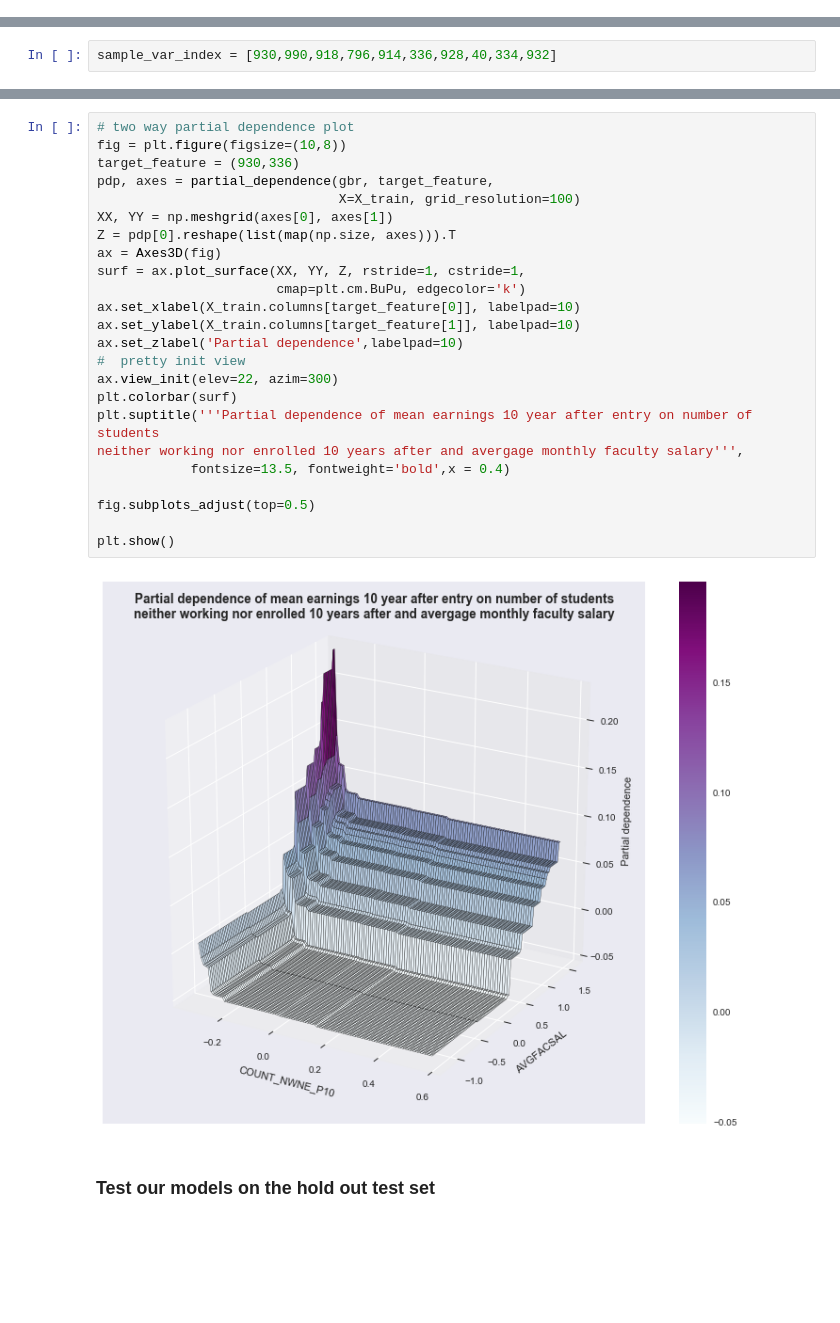
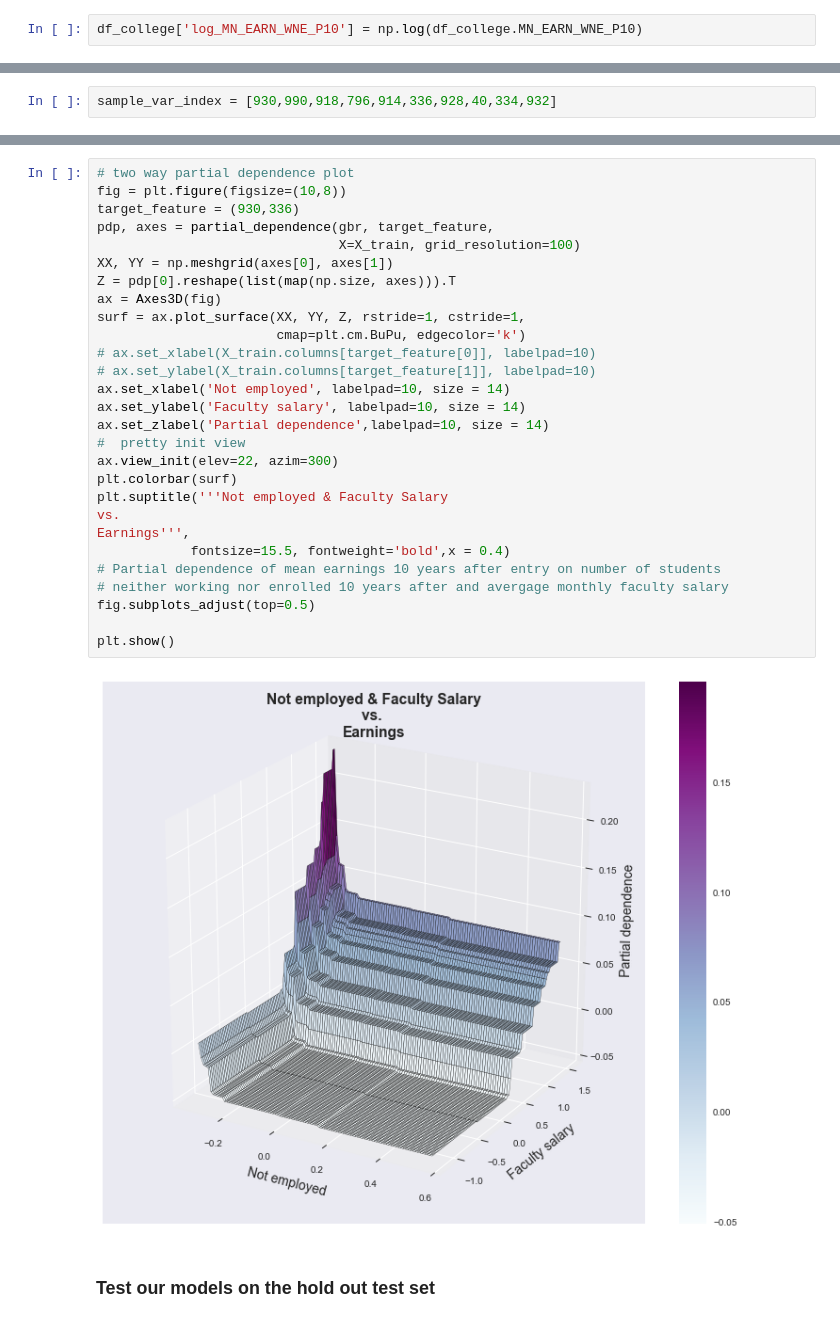
Before and after one commit to willtseng12/metis_projects_17, a Jupyter notebook: college_scorecard_project/college_scorecard_analysis.ipynb, the cells around one changed output, grey strips where cells are left out. Saved outputs shown, nothing was run; the diff lists cells and outputs as text; blank space fills up the shorter version.

```diff
--- a/college_scorecard_project/college_scorecard_analysis.ipynb
+++ b/college_scorecard_project/college_scorecard_analysis.ipynb
@@ -349,6 +349,8 @@ df_college = average_dataframes(dfs)
 # %%
 intercept = np.array([1]*len(dfs[0]))
 df_college.insert(0, 'INTERCEPT',value = intercept)
+# %%
+df_college['log_MN_EARN_WNE_P10'] = np.log(df_college.MN_EARN_WNE_P10)
 # %% [markdown]
 ### Feature Engineering
 I did not immediately jump into feature engineering intially. I added the section here because it is most appropriate to derive new features and append it to the dataaframe prior to standardization and modeling. This part was added after all the modeling has been completed
@@ -1045,29 +1067,33 @@ plt.subplots_adjust(top=0.93)  # tight_layout causes overlap with suptitle
 # %%
 # two way partial dependence plot
 fig = plt.figure(figsize=(10,8))
 target_feature = (930,336)
 pdp, axes = partial_dependence(gbr, target_feature,
                                X=X_train, grid_resolution=100)
 XX, YY = np.meshgrid(axes[0], axes[1])
 Z = pdp[0].reshape(list(map(np.size, axes))).T
 ax = Axes3D(fig)
 surf = ax.plot_surface(XX, YY, Z, rstride=1, cstride=1,
                        cmap=plt.cm.BuPu, edgecolor='k')
-ax.set_xlabel(X_train.columns[target_feature[0]], labelpad=10)
-ax.set_ylabel(X_train.columns[target_feature[1]], labelpad=10)
-ax.set_zlabel('Partial dependence',labelpad=10)
+# ax.set_xlabel(X_train.columns[target_feature[0]], labelpad=10)
+# ax.set_ylabel(X_train.columns[target_feature[1]], labelpad=10)
+ax.set_xlabel('Not employed', labelpad=10, size = 14)
+ax.set_ylabel('Faculty salary', labelpad=10, size = 14)
+ax.set_zlabel('Partial dependence',labelpad=10, size = 14)
 #  pretty init view
 ax.view_init(elev=22, azim=300)
 plt.colorbar(surf)
-plt.suptitle('''Partial dependence of mean earnings 10 year after entry on number of students
-neither working nor enrolled 10 years after and avergage monthly faculty salary''',
-            fontsize=13.5, fontweight='bold',x = 0.4)
-
+plt.suptitle('''Not employed & Faculty Salary
+vs.
+Earnings''',
+            fontsize=15.5, fontweight='bold',x = 0.4)
+# Partial dependence of mean earnings 10 years after entry on number of students
+# neither working nor enrolled 10 years after and avergage monthly faculty salary
 fig.subplots_adjust(top=0.5)
 
 plt.show()
 # %% [output]
-[figure, old version]
+[figure, new version]
 # %% [markdown]
 ### Test our models on the hold out test set
 # %%
```
Also changed, not shown: parts of 6 cells of this notebook.
